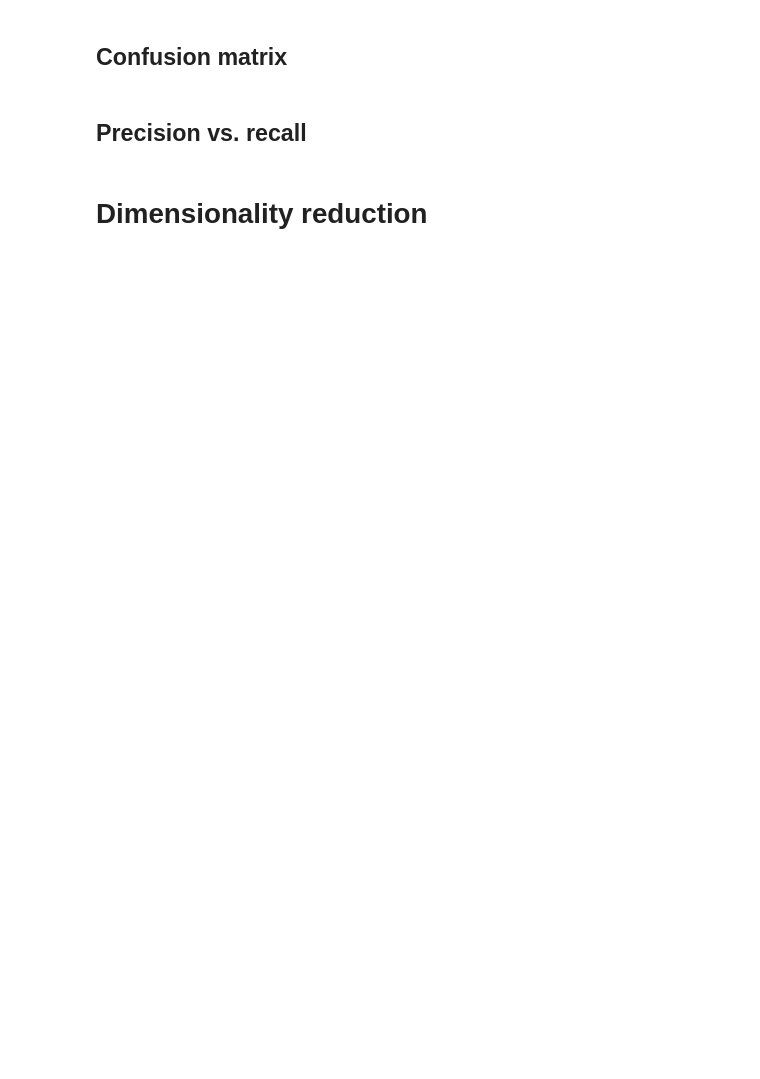
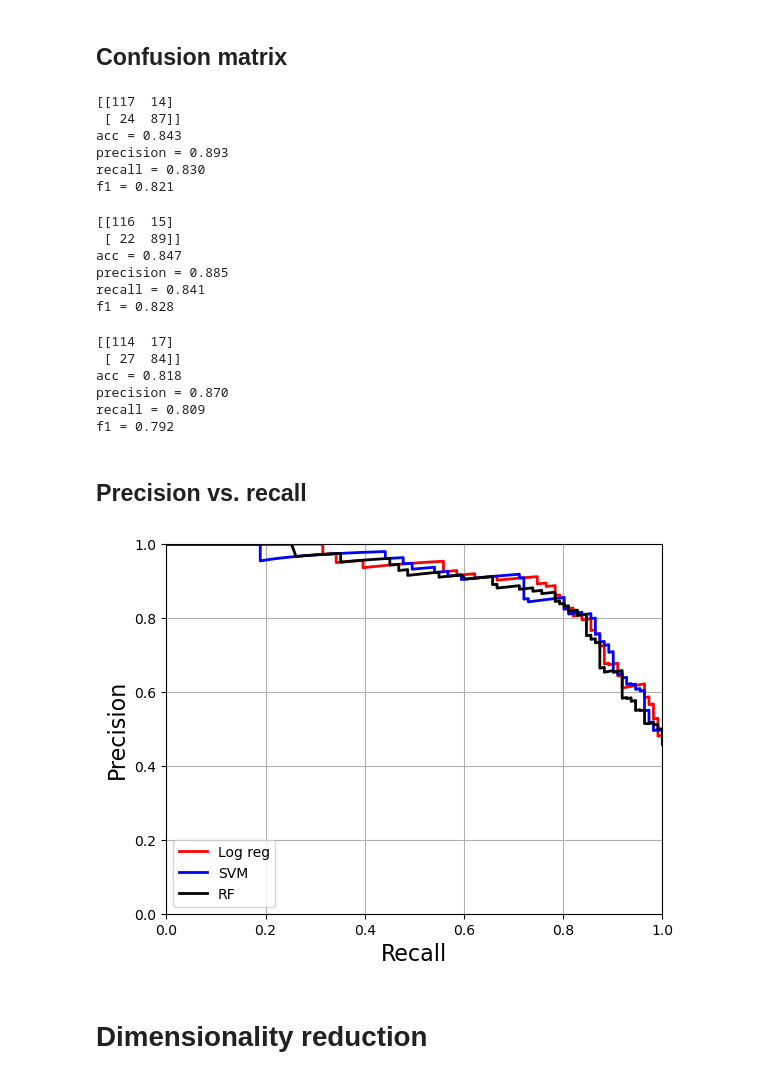
Before and after one commit to pdmartin14/heart-disease, a Jupyter notebook: heart-disease.ipynb, the cells around one changed output. Cells and saved outputs as stored; diff of their text form; code cells hidden in the pictures; blank space fills up the shorter version.

```diff
--- a/heart-disease.ipynb
+++ b/heart-disease.ipynb
@@ -415,7 +605,7 @@ from sklearn.model_selection import cross_val_predict
 from sklearn.metrics import confusion_matrix, f1_score
 
 log_reg = LogisticRegression(penalty='l2', C=0.1, random_state=1234)
-y_train_pred = cross_val_predict(log_reg, train_X, train_y, cv=10)
+y_train_pred = cross_val_predict(log_reg, train_X, train_y, cv=5)
 conf_mat = confusion_matrix(train_y, y_train_pred)
 print(conf_mat)
 
@@ -428,9 +618,16 @@ print('acc = %.3f' % acc)
 print('precision = %.3f' % precision)
 print('recall = %.3f' % recall)
 print('f1 = %.3f' % f1_score(train_y, y_train_pred))
+# %% [output]
+[[117  14]
+ [ 24  87]]
+acc = 0.843
+precision = 0.893
+recall = 0.830
+f1 = 0.821
 # %%
 svm_clf = SVC(kernel='linear', C=0.5, random_state=1234)
-y_train_pred = cross_val_predict(svm_clf, train_X, train_y, cv=10)
+y_train_pred = cross_val_predict(svm_clf, train_X, train_y, cv=5)
 conf_mat = confusion_matrix(train_y, y_train_pred)
 print(conf_mat)
 
@@ -443,8 +640,15 @@ print('acc = %.3f' % acc)
 print('precision = %.3f' % precision)
 print('recall = %.3f' % recall)
 print('f1 = %.3f' % f1_score(train_y, y_train_pred))
+# %% [output]
+[[116  15]
+ [ 22  89]]
+acc = 0.847
+precision = 0.885
+recall = 0.841
+f1 = 0.828
 # %%
-forest_clf = RandomForestClassifier(max_depth=2, max_features=6, n_estimators=10, random_state=1234)
+forest_clf = RandomForestClassifier(max_depth=2, max_features=6, n_estimators=5, random_state=1234)
 y_train_pred = cross_val_predict(forest_clf, train_X, train_y, cv=10)
 conf_mat = confusion_matrix(train_y, y_train_pred)
 print(conf_mat)
@@ -459,6 +663,13 @@ print('acc = %.3f' % acc)
 print('precision = %.3f' % precision)
 print('recall = %.3f' % recall)
 print('f1 = %.3f' % f1_score(train_y, y_train_pred))
+# %% [output]
+[[114  17]
+ [ 27  84]]
+acc = 0.818
+precision = 0.870
+recall = 0.809
+f1 = 0.792
 # %% [markdown]
 ## Precision vs. recall
 # %%
@@ -474,29 +685,31 @@ def plot_precision_vs_recall(precisions, recalls, ax, colorAndProps):
 # %%
 fig, ax = plt.subplots()
 
 # logistic regression
 log_reg = LogisticRegression(penalty='l2', C=0.1, random_state=1234)
-y_train_scores = cross_val_predict(log_reg, train_X, train_y, cv=10,
+y_train_scores = cross_val_predict(log_reg, train_X, train_y, cv=5,
                              method="decision_function")
 precisions, recalls, thresholds = precision_recall_curve(train_y, y_train_scores)
 plot_precision_vs_recall(precisions, recalls, ax, 'r-')
 
 # SVM
 svm_clf = SVC(kernel='linear', C=0.5, random_state=1234)
-y_train_scores = cross_val_predict(svm_clf, train_X, train_y, cv=10,
+y_train_scores = cross_val_predict(svm_clf, train_X, train_y, cv=5,
                              method="decision_function")
 precisions, recalls, thresholds = precision_recall_curve(train_y, y_train_scores)
 plot_precision_vs_recall(precisions, recalls, ax, 'b-')
 
 # random forest
 forest_clf = RandomForestClassifier(max_depth=2, max_features=6, n_estimators=10, random_state=1234)
-y_train_scores = cross_val_predict(forest_clf, train_X, train_y, cv=10,
+y_train_scores = cross_val_predict(forest_clf, train_X, train_y, cv=5,
                              method="predict_proba")
 precisions, recalls, thresholds = precision_recall_curve(train_y, y_train_scores[:,1])
 plot_precision_vs_recall(precisions, recalls, ax, 'k-')
 
 ax.legend(['Log reg', 'SVM', 'RF'])
 plt.show()
+# %% [output]
+[figure, added]
 # %% [markdown]
 # Dimensionality reduction
 # %%
```
Also changed, not shown: parts of 50 cells of this notebook.
